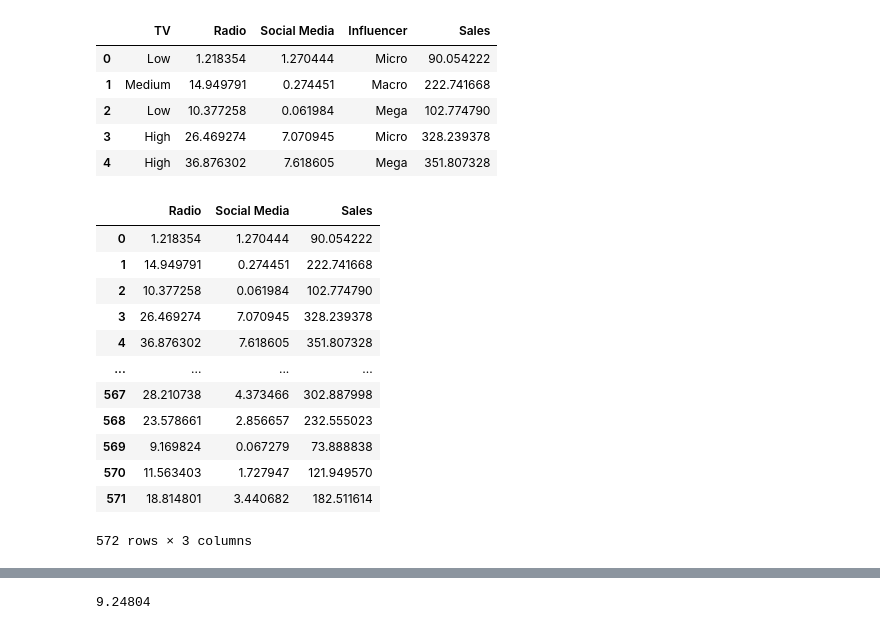
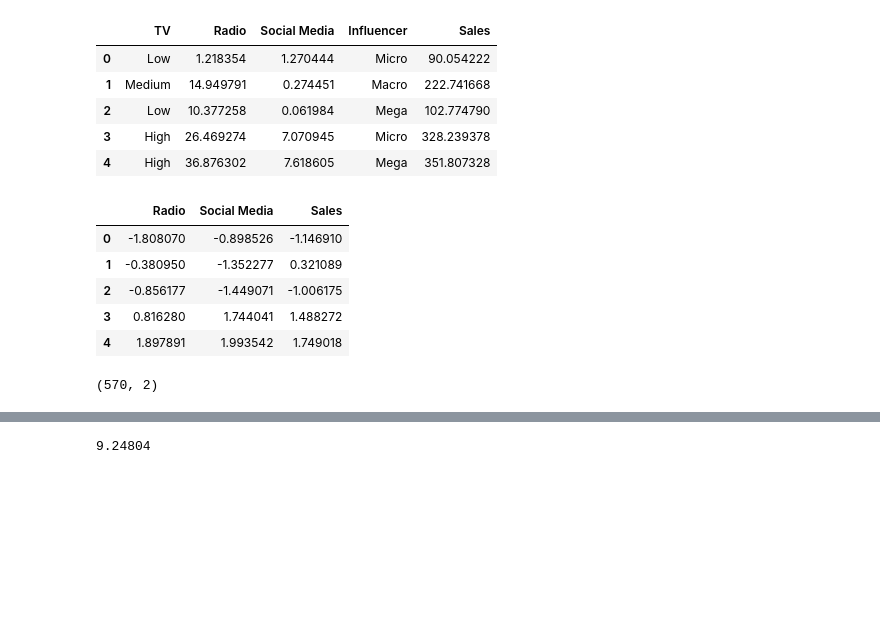
Before and after one commit to HongQuan1812/AIO2025, a Jupyter notebook: Module 4/linear regression.ipynb, the cells around one changed output, grey strips where cells are left out. Drawn from its saved outputs; the diff is of its cells as text; code cells hidden in the pictures; blank space fills up the shorter version.

```diff
--- a/Module 4/linear regression.ipynb
+++ b/Module 4/linear regression.ipynb
@@ -11,20 +11,3 @@ data.head()
 | 2 | Low | 10.377258 | 0.061984 | Mega | 102.774790 |
 | 3 | High | 26.469274 | 7.070945 | Micro | 328.239378 |
 | 4 | High | 36.876302 | 7.618605 | Mega | 351.807328 |
-# %%
-df = data[['Radio', 'Social Media', 'Sales']]
-df
-# %% [output]
-|  | Radio | Social Media | Sales |
-| 0 | 1.218354 | 1.270444 | 90.054222 |
-| 1 | 14.949791 | 0.274451 | 222.741668 |
-| 2 | 10.377258 | 0.061984 | 102.774790 |
-| 3 | 26.469274 | 7.070945 | 328.239378 |
-| 4 | 36.876302 | 7.618605 | 351.807328 |
-| ... | ... | ... | ... |
-| 567 | 28.210738 | 4.373466 | 302.887998 |
-| 568 | 23.578661 | 2.856657 | 232.555023 |
-| 569 | 9.169824 | 0.067279 | 73.888838 |
-| 570 | 11.563403 | 1.727947 | 121.949570 |
-| 571 | 18.814801 | 3.440682 | 182.511614 |
-572 rows × 3 columns
@@ -34,0 +14,24 @@ b = 3
+# %%
+from sklearn.preprocessing import StandardScaler
+scaler = StandardScaler()
+df = data[['Radio', 'Social Media', 'Sales']]
+df = df.dropna()
+df = scaler.fit_transform(df)
+df = pd.DataFrame(df, columns=['Radio', 'Social Media', 'Sales'])
+df.head()
+# %% [output]
+|  | Radio | Social Media | Sales |
+| 0 | -1.808070 | -0.898526 | -1.146910 |
+| 1 | -0.380950 | -1.352277 | 0.321089 |
+| 2 | -0.856177 | -1.449071 | -1.006175 |
+| 3 | 0.816280 | 1.744041 | 1.488272 |
+| 4 | 1.897891 | 1.993542 | 1.749018 |
+# %%
+x = df[['Radio', 'Social Media']]
+y = df['Sales']
+b = 1
+w = np.abs(np.random.randn(570, 2)) + 1
+w
+x.shape
+# %% [output]
+(570, 2)
```
Also changed, not shown: parts of 9 cells of this notebook.
